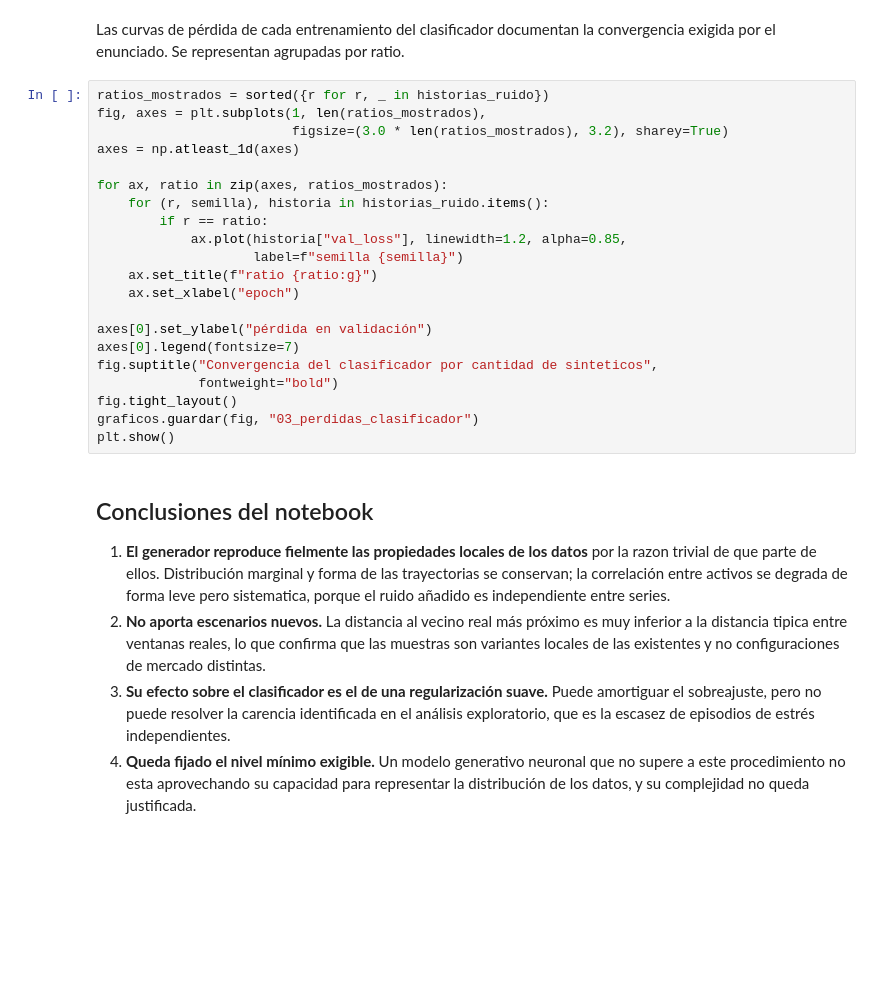
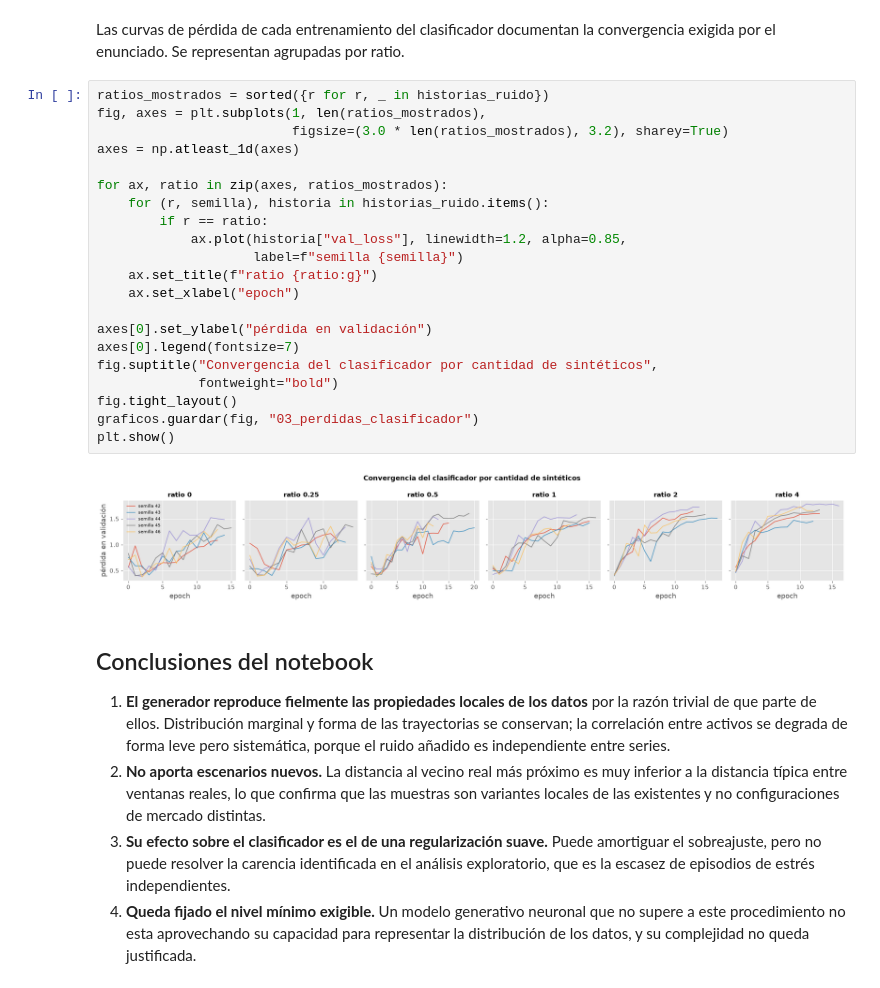
Before and after one commit to raulrodriguezlr/B5-T1, a Jupyter notebook: notebooks/03_generador_ruido.ipynb, the cells around one changed output. Cells and saved outputs as stored; diff of their text form; blank space fills up the shorter version.

```diff
--- a/notebooks/03_generador_ruido.ipynb
+++ b/notebooks/03_generador_ruido.ipynb
@@ -304,33 +367,35 @@ convergencia exigida por el enunciado. Se representan agrupadas por ratio.
 # %%
 ratios_mostrados = sorted({r for r, _ in historias_ruido})
 fig, axes = plt.subplots(1, len(ratios_mostrados),
                          figsize=(3.0 * len(ratios_mostrados), 3.2), sharey=True)
 axes = np.atleast_1d(axes)
 
 for ax, ratio in zip(axes, ratios_mostrados):
     for (r, semilla), historia in historias_ruido.items():
         if r == ratio:
             ax.plot(historia["val_loss"], linewidth=1.2, alpha=0.85,
                     label=f"semilla {semilla}")
     ax.set_title(f"ratio {ratio:g}")
     ax.set_xlabel("epoch")
 
 axes[0].set_ylabel("pérdida en validación")
 axes[0].legend(fontsize=7)
-fig.suptitle("Convergencia del clasificador por cantidad de sinteticos",
+fig.suptitle("Convergencia del clasificador por cantidad de sintéticos",
              fontweight="bold")
 fig.tight_layout()
 graficos.guardar(fig, "03_perdidas_clasificador")
 plt.show()
+# %% [output]
+[figure, added]
 # %% [markdown]
 ## Conclusiones del notebook
 
 1. **El generador reproduce fielmente las propiedades locales de los datos** por
-   la razon trivial de que parte de ellos. Distribución marginal y forma de las
+   la razón trivial de que parte de ellos. Distribución marginal y forma de las
    trayectorias se conservan; la correlación entre activos se degrada de forma
-   leve pero sistematica, porque el ruido añadido es independiente entre series.
+   leve pero sistemática, porque el ruido añadido es independiente entre series.
 2. **No aporta escenarios nuevos.** La distancia al vecino real más próximo es
-   muy inferior a la distancia tipica entre ventanas reales, lo que confirma que
+   muy inferior a la distancia típica entre ventanas reales, lo que confirma que
    las muestras son variantes locales de las existentes y no configuraciones de
    mercado distintas.
 3. **Su efecto sobre el clasificador es el de una regularización suave.** Puede
```
Also changed, not shown: parts of 19 cells of this notebook, 13 other files.
